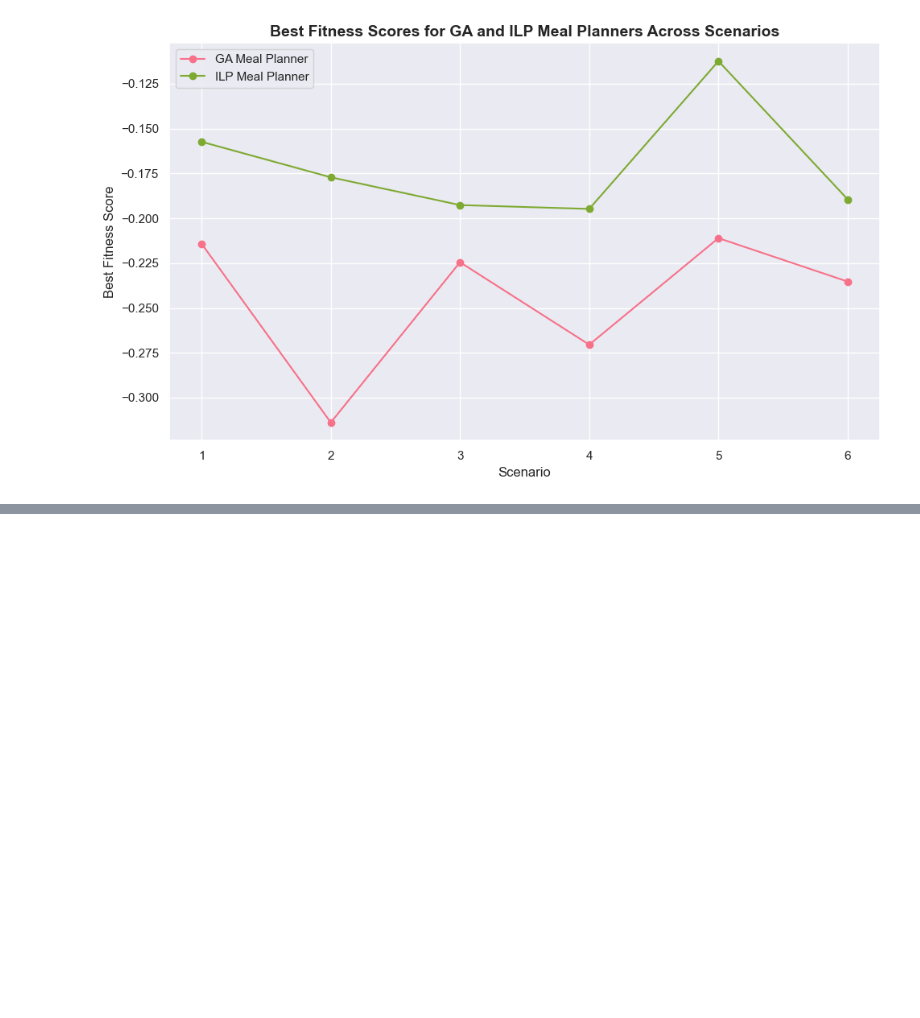
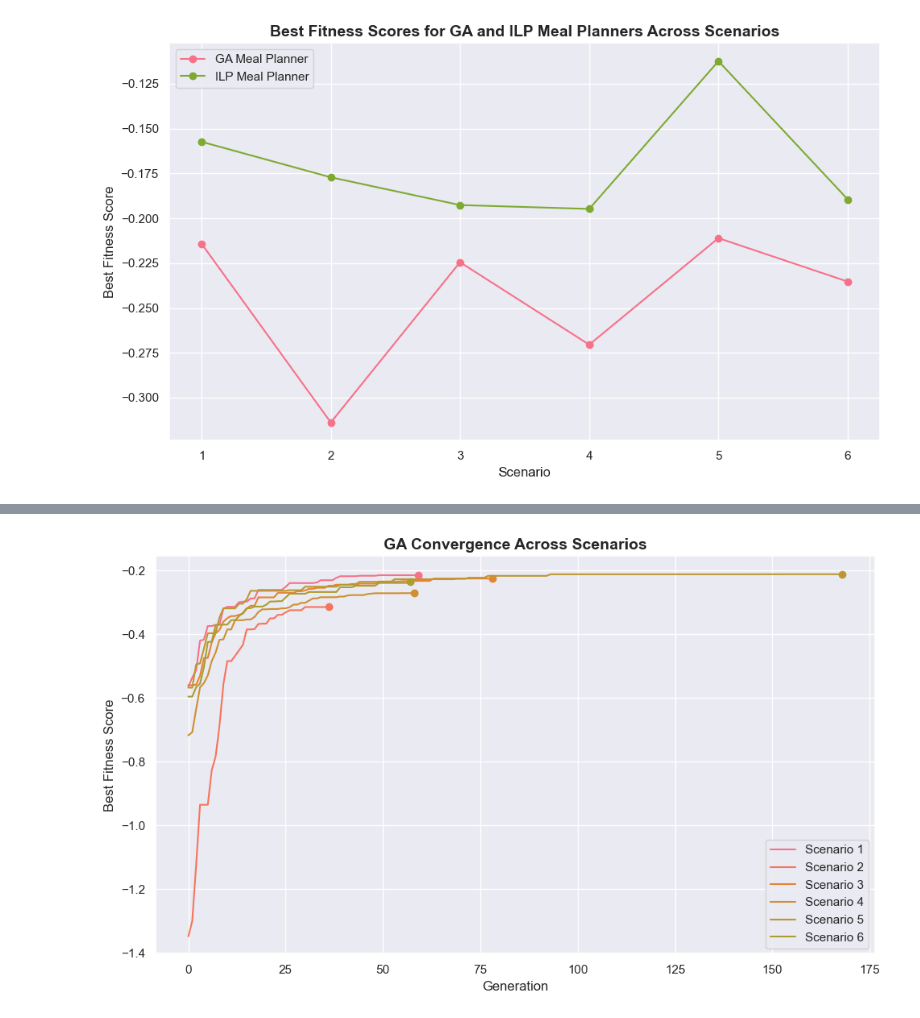
Before and after one commit to shappadappa/ICT3909-FYP, a Jupyter notebook: evaluation/evaluation_results.ipynb, the cells around one changed output, grey strips where cells are left out. Cells and saved outputs as stored; diff of their text form; code cells hidden in the pictures; blank space fills up the shorter version.

Commit message:
compress figure images + reduce table font size + more results

```diff
--- a/evaluation/evaluation_results.ipynb
+++ b/evaluation/evaluation_results.ipynb
@@ -5,6 +5,8 @@ import json
 
 import matplotlib.pyplot as plt
 import seaborn as sns
+# %%
+DPI = 400
 # %%
 with open("./results/planner_metrics.json", "r") as file:
     loaded_metrics = json.load(file)
@@ -37,3 +48,13 @@ for key, score in loaded_fitness_scores.items():
+# %%
+with open("./results/ga_convergence_values.json", "r") as file:
+    loaded_convergence_values = json.load(file)
+
+ga_convergence_values = {}
+
+for key, values in loaded_convergence_values.items():
+    planner_name, scenario_index = key.split("|")
+    scenario_index = int(scenario_index)
+    ga_convergence_values[(planner_name, scenario_index)] = values
 # %% [markdown]
 ## Evaluation Metrics
 # %%
@@ -354,0 +385,5 @@ plt.show()
+# %%
+for i, (ga_fitness_score, ilp_fitness_score) in enumerate(zip(ga_fitness_scores, ilp_fitness_scores)):
+    print(
+        f"Difference in fitness score for {scenario_names[i]} = {(ilp_fitness_score - ga_fitness_score) / ilp_fitness_score:.4%}"
+    )
@@ -354,0 +397,29 @@ plt.show()
+# %%
+plt.figure(figsize=(10, 6))
+
+for scenario in range(1, 7):
+    convergence_values = ga_convergence_values[("GAMealPlanner", scenario)]
+
+    # find the last index where the value changes
+    converge_idx = len(convergence_values) - 1
+    for i in range(len(convergence_values) - 2, -1, -1):
+        if convergence_values[i] != convergence_values[i + 1]:
+            converge_idx = i + 1
+            break
+
+    trimmed = convergence_values[: converge_idx + 1]
+
+    colour = colours[scenario - 1]
+    plt.plot(trimmed, label=f"Scenario {scenario}", color=colour)
+    plt.plot(converge_idx, trimmed[-1], marker="o", color=colour, markersize=6)
+
+plt.xlabel("Generation")
+plt.ylabel("Best Fitness Score")
+plt.title("GA Convergence Across Scenarios", fontweight="bold", fontsize=14)
+
+plt.legend()
+plt.tight_layout()
+plt.savefig("./figures/ga_convergence.png", dpi=DPI)
+plt.show()
+# %% [output]
+[figure, added]
```
Also changed, not shown: parts of 7 cells of this notebook, 20 other files.
